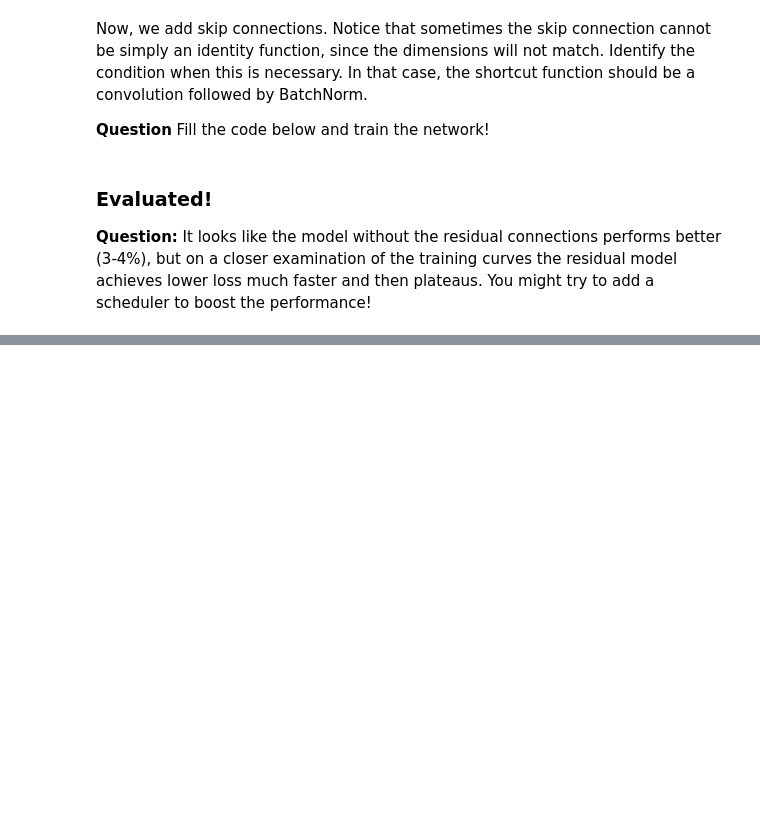
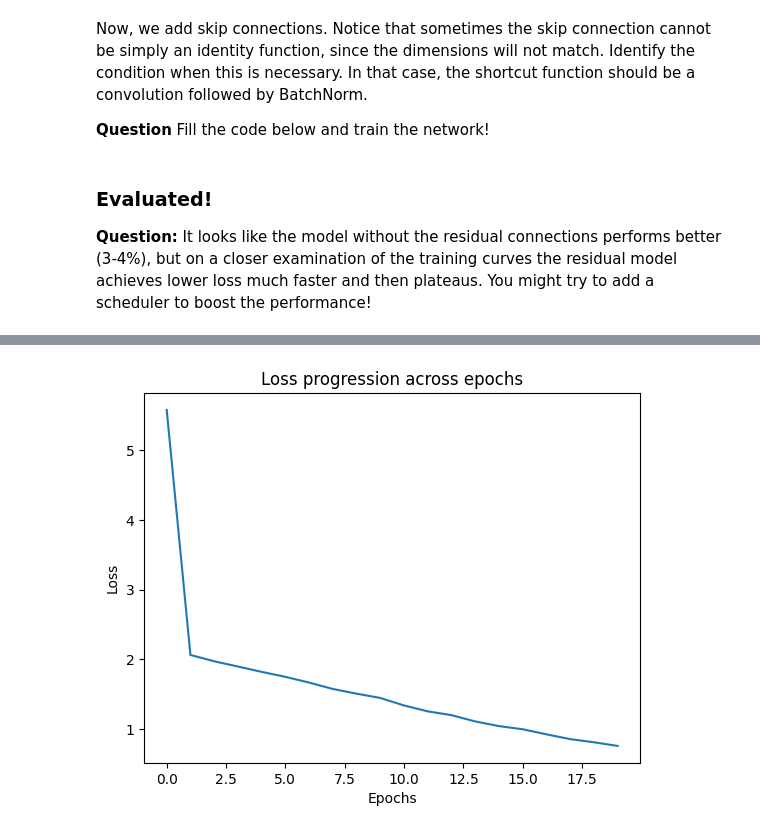
Before and after one commit to AleCardinale/Fundamentals-Inference-Learning, a Jupyter notebook: TP10/training_a_big_network.ipynb, the cells around one changed output, grey strips where cells are left out. Saved outputs shown, nothing was run; the diff lists cells and outputs as text; code cells hidden in the pictures; blank space fills up the shorter version.

Commit message:
TP10 evaluated trained

```diff
--- a/TP10/training_a_big_network.ipynb
+++ b/TP10/training_a_big_network.ipynb
@@ -1105,0 +1133,4 @@ train_losses, valid_losses, valid_accs =   fit(
+# %%
+plot_loss(train_losses)
+# %% [output]
+[figure, added]
```
Also changed, not shown: parts of 4 cells of this notebook.
